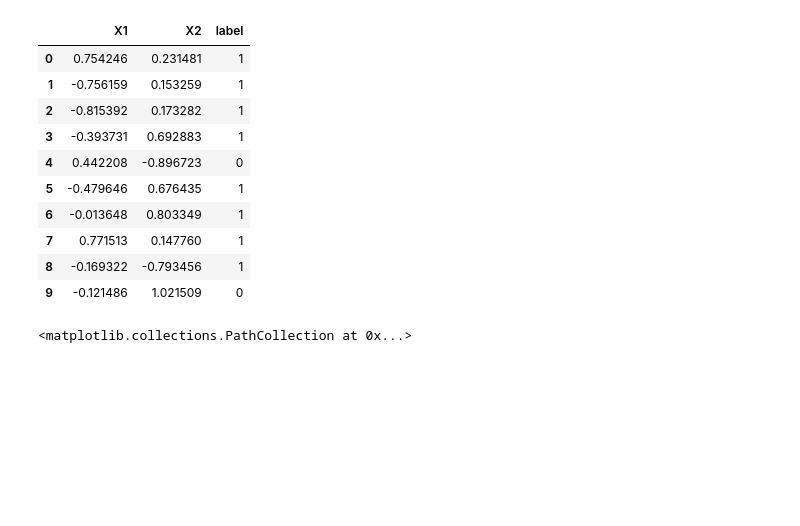
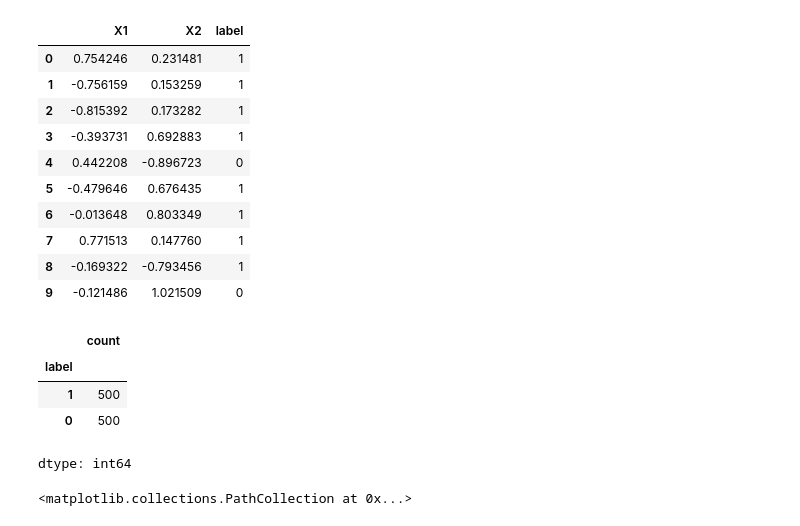
Before and after one commit to sifulsidd/AIB, a Jupyter notebook: 02_neural_network_classification.ipynb, the cells around one changed output. Cells and saved outputs as stored; diff of their text form; code cells hidden in the pictures; blank space fills up the shorter version.

```diff
--- a/02_neural_network_classification.ipynb
+++ b/02_neural_network_classification.ipynb
@@ -53,6 +53,14 @@ circles.head(10)
 | 7 | 0.771513 | 0.147760 | 1 |
 | 8 | -0.169322 | -0.793456 | 1 |
 | 9 | -0.121486 | 1.021509 | 0 |
+# %%
+circles.label.value_counts()
+# %% [output]
+|  | count |
+| label |  |
+| 1 | 500 |
+| 0 | 500 |
+dtype: int64
 # %%
 # Visualize, visualize, visualize
 import matplotlib.pyplot as plt
```
Also changed, not shown: parts of 31 cells of this notebook.
